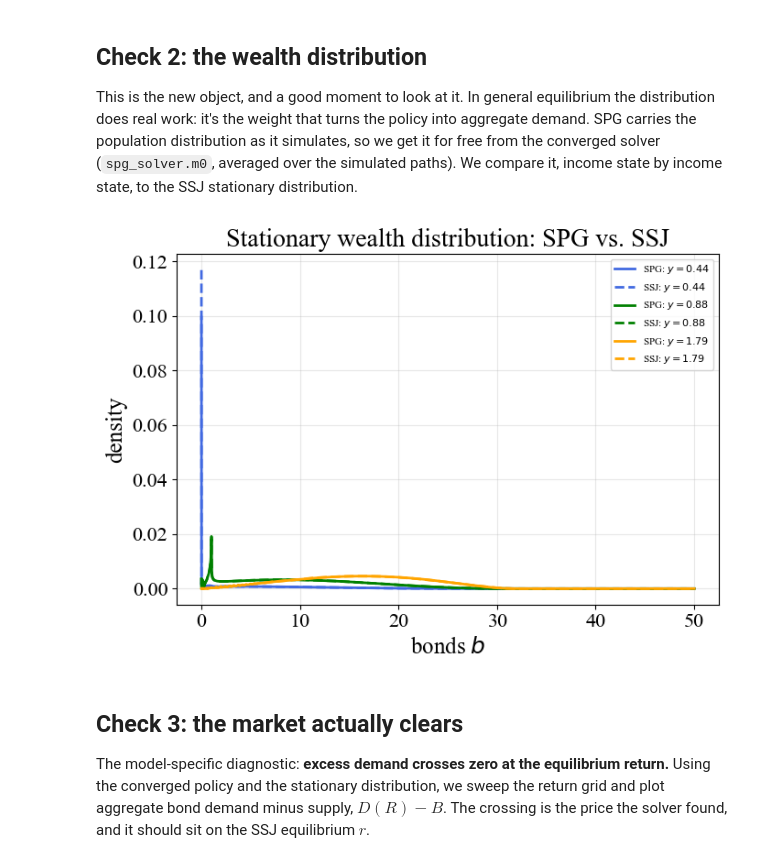
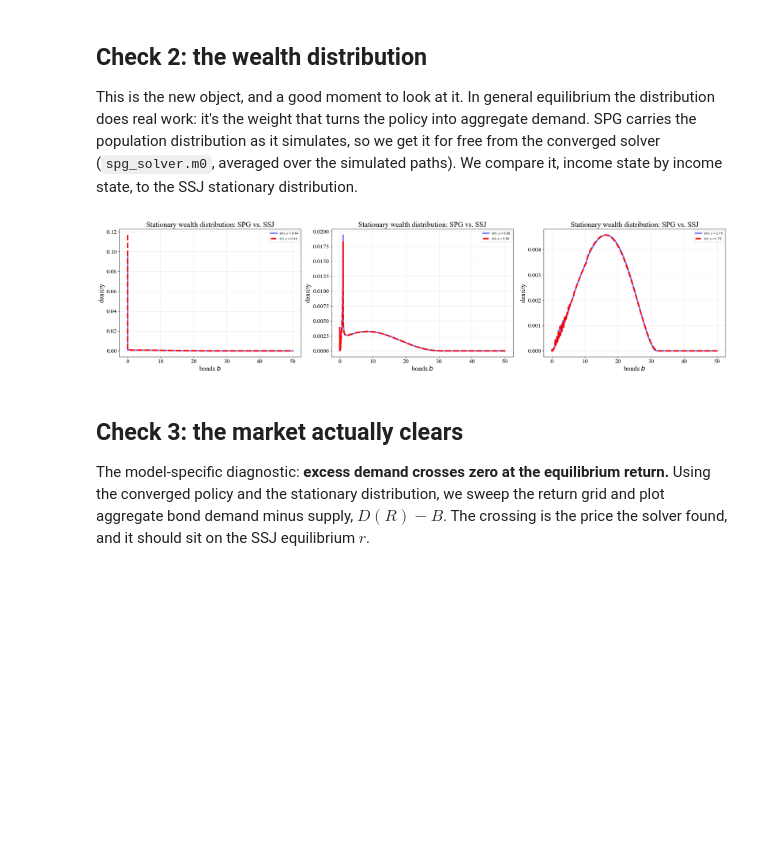
Before and after one commit to StructuralRL/SRL, a Jupyter notebook: tutorials_new/04_ge_huggett.ipynb, the cells around one changed output. Saved outputs shown, nothing was run; the diff lists cells and outputs as text; code cells hidden in the pictures; blank space fills up the shorter version.

```diff
--- a/tutorials_new/04_ge_huggett.ipynb
+++ b/tutorials_new/04_ge_huggett.ipynb
@@ -179,7 +179,7 @@ from srl.utils.safe_linalg import (
 
 # Paper-scale grids: the finer return grid pins the clearing rate precisely.
 # This notebook is solved on GPU.
-n_b, n_R = 200, 40
+n_b, n_R = 200, 80
 
 sigma, beta = SIGMA, BETA       # shared calibration; beta is the discount (the solver calls it gamma)
 eps = 0.001                     # consumption floor
@@ -266,8 +266,13 @@ computation. Read it in three parts, matching the three ideas above:
 Everything after the cleared price is the ordinary household update from nb 2:
 the budget constraint plus the interpolated $\mathbf{A}_\pi$ transition.
 # %%
+def nondecreasing_penalty(cshare):
+    csmp_policy = cshare * (b_grid[:,None,None] + y_grid[None,:,None])
+    return jnp.minimum(csmp_policy[1:] - csmp_policy[:-1],0.0).mean()
+
 def reset_func(key):
-    return None  # no exogenous aggregate state in the stationary economy
+    is_first_period = 1.0
+    return  is_first_period # no exogenous aggregate state in the stationary economy
 
 
 def AUS_func(policy, m, st, key):
@@ -278,7 +283,8 @@ def AUS_func(policy, m, st, key):
     # each candidate return. stop_gradient => households do not internalize their
     # effect on the equilibrium price (the competitive-equilibrium assumption).
     cshare_by_R = jax.lax.stop_gradient(policy["cshare"]).reshape(-1, n_R).T
-
+    is_first_period = st
+    penalty = is_first_period * nondecreasing_penalty(policy["cshare"])
     # --- aggregate demand D(R) over the return grid ---
     wealth_by_R = jax.vmap(lambda R: b_flat * R + y_flat)(R_grid)        # (n_R, J)
     c_by_R = jnp.clip(wealth_by_R * cshare_by_R, eps, wealth_by_R - eps)
@@ -309,7 +315,7 @@ def AUS_func(policy, m, st, key):
 
     J = n_b * n_y
     A, U = jax.vmap(build_triplets_for_state)(jnp.arange(J, dtype=jnp.int32))
-    return A, U, None
+    return A, U+penalty, 0.0
 
 
 state_space = {"b": ("markov", n_b), "y": ("markov", n_y), "R": ("non-markov", n_R)}
@@ -328,7 +334,7 @@ noisier gradient and converge last. We average over more simulated paths
 (`epoch=1000`) so even the rarely-visited states settle. The result matches the
 reference across the whole ergodic support, not just where mass is densest.
 # %%
-spg_solver = SPGSolver(sample_size=256, early_stop=False, epoch=2000, trunc_eps=1e-4)
+spg_solver = SPGSolver(sample_size=64, early_stop=False, epoch=1000, trunc_eps=1e-4)
 spg_policy, logs = spg_solver.solve(beta, state_space, action_space, AUS_func, reset_func)
 print(f"SPG done: {len(logs)} iterations, {spg_solver.total_time:.1f}s, "
       f"final max policy change {logs[-1]['max_l1_err']:.2E}")
@@ -377,9 +383,9 @@ for i in range(n_y):
     # Measure and plot only on the ergodic support (see the note above).
     max_abs = max(max_abs, float(jnp.max(jnp.abs(c_spg - c_ssj)[on_support])))
     ax = axs[0][i]
-    ax.plot(b_grid[on_support], c_ssj[on_support], ls="--", lw=4, alpha=0.4,
+    ax.plot(b_grid[on_support], c_ssj[on_support], ls="-", lw=4, alpha=0.4,
             color=colors[1], label="SSJ reference")
-    ax.plot(b_grid[on_support], c_spg[on_support], lw=2, color=colors[0], label="SPG")
+    ax.plot(b_grid[on_support], c_spg[on_support], lw=4, color=colors[0], label="SPG", ls="--")
     ax.set_title(f"$y = {float(y_grid[i]):.2f}$")
     ax.set_xlabel("bonds $b$")
     if i == 0:
@@ -407,25 +413,25 @@ stationary distribution.
 # %%
 m_ergodic = spg_solver.m0.mean(0)                       # (J,) average over paths
 m_ergodic = m_ergodic / m_ergodic.sum()
 m_by_state = m_ergodic.reshape(n_b, n_y)
 
-fig, ax = plt.subplots(figsize=(7, 5))
+fig, axs = plt.subplots(1,n_y,figsize=(8*n_y,6))
 for i in range(n_y):
-    ax.plot(b_grid, m_by_state[:, i], lw=2, color=colors[i],
+    axs[i].plot(b_grid, m_by_state[:, i], lw=4, color="blue",alpha=0.5,
             label=f"SPG: $y = {float(y_grid[i]):.2f}$")
     ssj_d = ssj_dist[i][sub_idx]
     ssj_d = ssj_d / ssj_d.sum() * float(m_by_state[:, i].sum())  # match marginal mass
-    ax.plot(b_grid, ssj_d, ls="--", lw=2, color=colors[i],
+    axs[i].plot(b_grid, ssj_d, lw=4, color="red",linestyle="--",
             label=f"SSJ: $y = {float(y_grid[i]):.2f}$")
-ax.set_xlabel("bonds $b$")
-ax.set_ylabel("density")
-ax.set_title("Stationary wealth distribution: SPG vs. SSJ")
-ax.legend(fontsize=8)
-ax.grid(alpha=0.3)
+    axs[i].set_xlabel("bonds $b$")
+    axs[i].set_ylabel("density")
+    axs[i].set_title("Stationary wealth distribution: SPG vs. SSJ")
+    axs[i].legend(fontsize=8)
+    axs[i].grid(alpha=0.3)
 plt.tight_layout()
 plt.show()
 # %% [output]
-[figure, old version]
+[figure, new version]
 # %% [markdown]
 ## Check 3: the market actually clears
 
```
Also changed, not shown: parts of 5 cells of this notebook, 1 other file.
